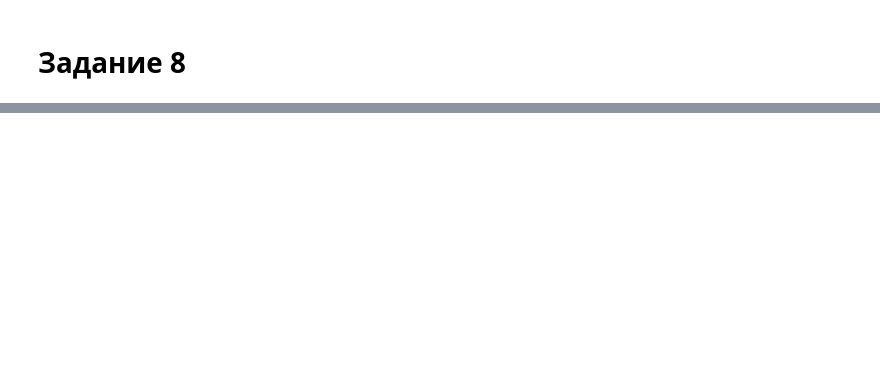
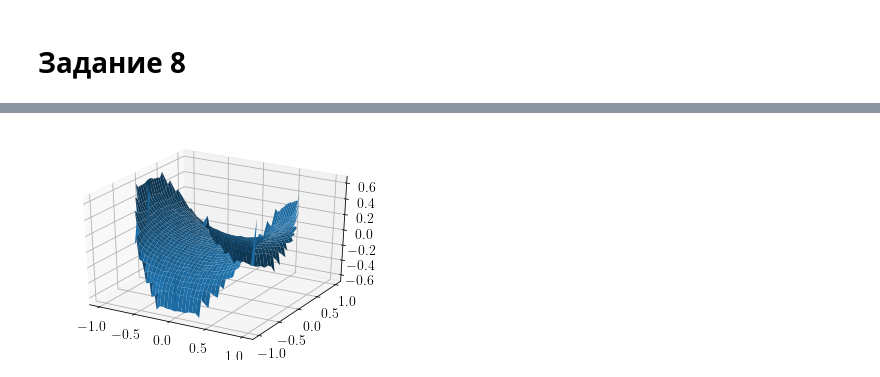
Before and after one commit to igudav/stochan, a Jupyter notebook: stochan2.ipynb, the cells around one changed output, grey strips where cells are left out. Cells and saved outputs as stored; diff of their text form; code cells hidden in the pictures; blank space fills up the shorter version.

```diff
--- a/stochan2.ipynb
+++ b/stochan2.ipynb
@@ -33,7 +30,7 @@ def f(x):
         return 0
     return x[0]**3 * np.sin(1 / x[0]) + 10 * x[0] * x[1]**4 * np.cos(1 / x[1])
 # %%
-N_REP = 10**5
+N_REP = 10**6
 
 y_min = np.inf
 x_min = np.array([np.nan, np.nan])
@@ -143,2 +175,8 @@ minimize(f, np.array([-0.36, -0.93]), jac=grad_f, constraints=constr)
 # %% [markdown]
 # Задание 8
+# %%
+def f(x, y):
+    return x**2 - y**2
+# %%
+def g(x, y):
+    return x**2 + y**2 - 1
@@ -144,0 +219,10 @@ minimize(f, np.array([-0.36, -0.93]), jac=grad_f, constraints=constr)
+# %%
+%%time
+
+N_SAMPLES = 3 * 10**3
+H_GRID = 0.05
+
+n_grid = int(2 / H_GRID) + 1
+
+X, Y = np.meshgrid(np.linspace(-1, 1, n_grid), np.linspace(-1, 1, n_grid))
+Z = mc_dirichlet(X, Y, f, g, H_GRID, N_SAMPLES)
@@ -144,0 +232,7 @@ minimize(f, np.array([-0.36, -0.93]), jac=grad_f, constraints=constr)
+# %%
+fig = plt.figure()
+ax = fig.add_subplot(111, projection='3d')
+ax.plot_surface(X, Y, Z)
+plt.show()
+# %% [output]
+[figure, added]
```
Also changed, not shown: parts of 44 cells of this notebook, 10 other files.
